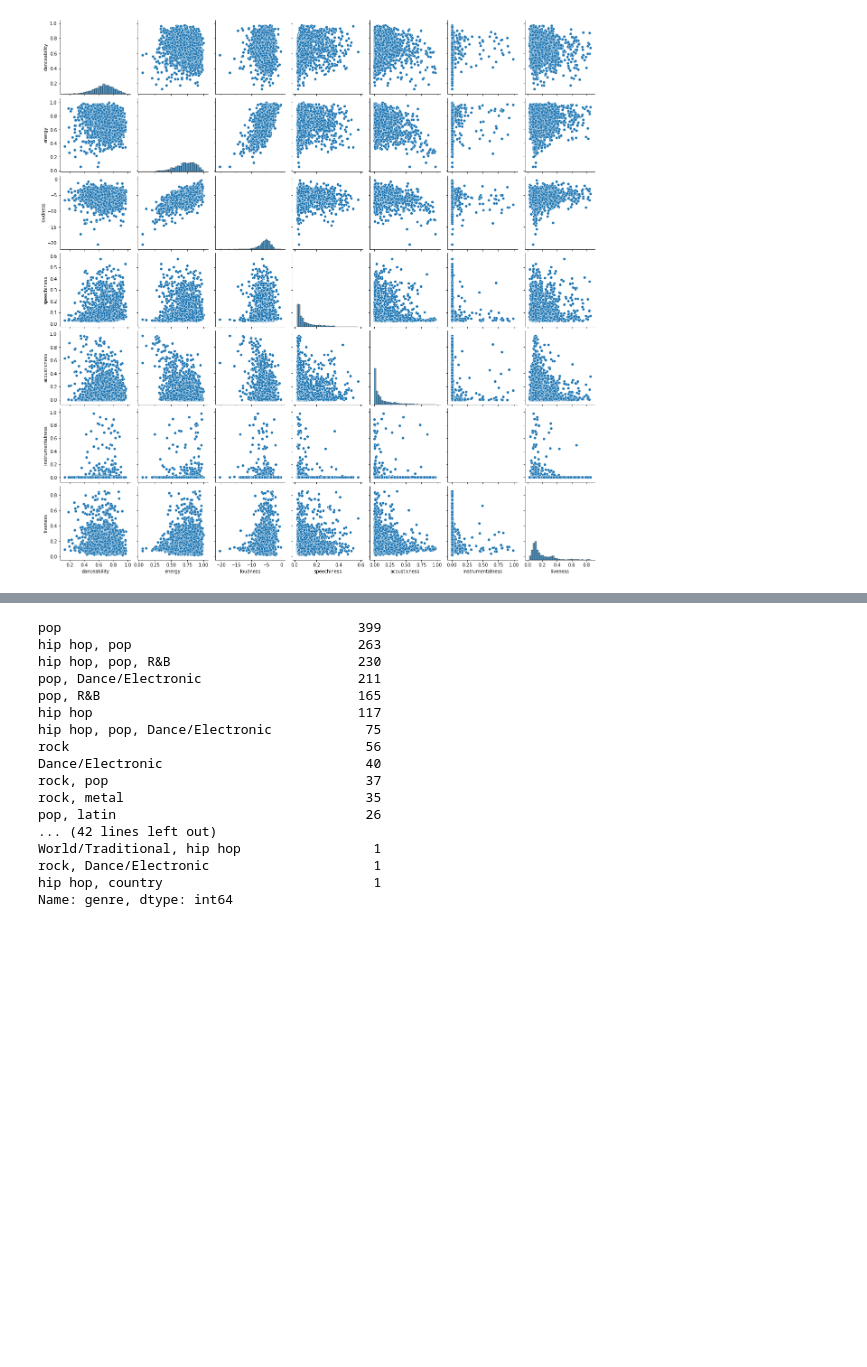
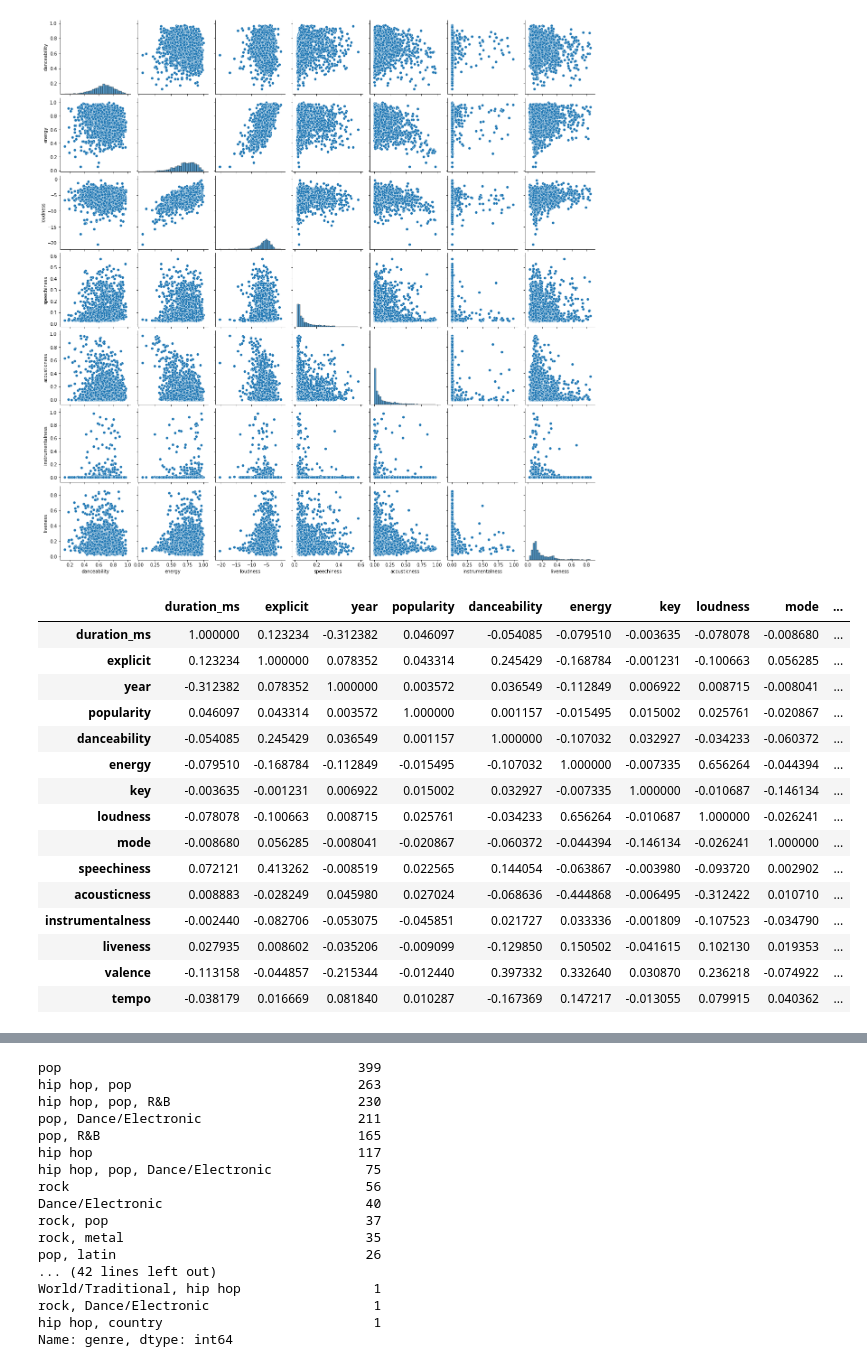
Before and after one commit to alexfloripavieira/neo-evolution-project-group-3, a Jupyter notebook: project-group-3.ipynb, the cells around one changed output, grey strips where cells are left out. Drawn from its saved outputs; the diff is of its cells as text; code cells hidden in the pictures; blank space fills up the shorter version.

```diff
--- a/project-group-3.ipynb
+++ b/project-group-3.ipynb
@@ -220,3 +237,22 @@ sns.pairplot(df_normalized[['danceability', 'energy','loudness', 'speechiness',
 # %% [output]
 <seaborn.axisgrid.PairGrid at 0x...>
 [figure]
+# %%
+df_normalized.corr()
+# %% [output]
+|  | duration_ms | explicit | year | popularity | danceability | energy | key | loudness | mode | ... |
+| duration_ms | 1.000000 | 0.123234 | -0.312382 | 0.046097 | -0.054085 | -0.079510 | -0.003635 | -0.078078 | -0.008680 | ... |
+| explicit | 0.123234 | 1.000000 | 0.078352 | 0.043314 | 0.245429 | -0.168784 | -0.001231 | -0.100663 | 0.056285 | ... |
+| year | -0.312382 | 0.078352 | 1.000000 | 0.003572 | 0.036549 | -0.112849 | 0.006922 | 0.008715 | -0.008041 | ... |
+| popularity | 0.046097 | 0.043314 | 0.003572 | 1.000000 | 0.001157 | -0.015495 | 0.015002 | 0.025761 | -0.020867 | ... |
+| danceability | -0.054085 | 0.245429 | 0.036549 | 0.001157 | 1.000000 | -0.107032 | 0.032927 | -0.034233 | -0.060372 | ... |
+| energy | -0.079510 | -0.168784 | -0.112849 | -0.015495 | -0.107032 | 1.000000 | -0.007335 | 0.656264 | -0.044394 | ... |
+| key | -0.003635 | -0.001231 | 0.006922 | 0.015002 | 0.032927 | -0.007335 | 1.000000 | -0.010687 | -0.146134 | ... |
+| loudness | -0.078078 | -0.100663 | 0.008715 | 0.025761 | -0.034233 | 0.656264 | -0.010687 | 1.000000 | -0.026241 | ... |
+| mode | -0.008680 | 0.056285 | -0.008041 | -0.020867 | -0.060372 | -0.044394 | -0.146134 | -0.026241 | 1.000000 | ... |
+| speechiness | 0.072121 | 0.413262 | -0.008519 | 0.022565 | 0.144054 | -0.063867 | -0.003980 | -0.093720 | 0.002902 | ... |
+| acousticness | 0.008883 | -0.028249 | 0.045980 | 0.027024 | -0.068636 | -0.444868 | -0.006495 | -0.312422 | 0.010710 | ... |
+| instrumentalness | -0.002440 | -0.082706 | -0.053075 | -0.045851 | 0.021727 | 0.033336 | -0.001809 | -0.107523 | -0.034790 | ... |
+| liveness | 0.027935 | 0.008602 | -0.035206 | -0.009099 | -0.129850 | 0.150502 | -0.041615 | 0.102130 | 0.019353 | ... |
+| valence | -0.113158 | -0.044857 | -0.215344 | -0.012440 | 0.397332 | 0.332640 | 0.030870 | 0.236218 | -0.074922 | ... |
+| tempo | -0.038179 | 0.016669 | 0.081840 | 0.010287 | -0.167369 | 0.147217 | -0.013055 | 0.079915 | 0.040362 | ... |
```
Also changed, not shown: parts of 10 cells of this notebook.
